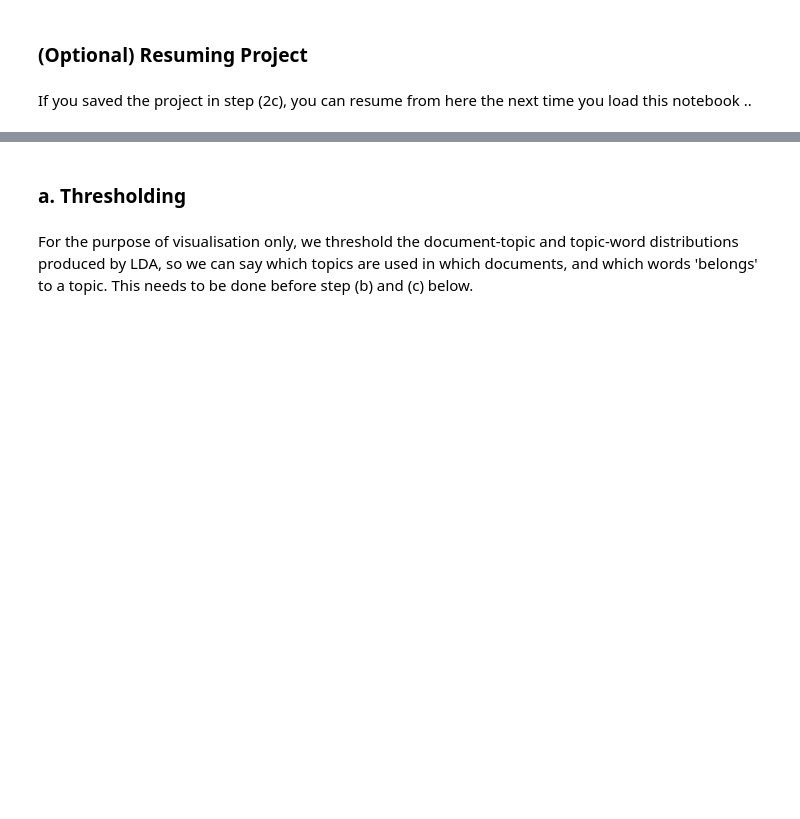
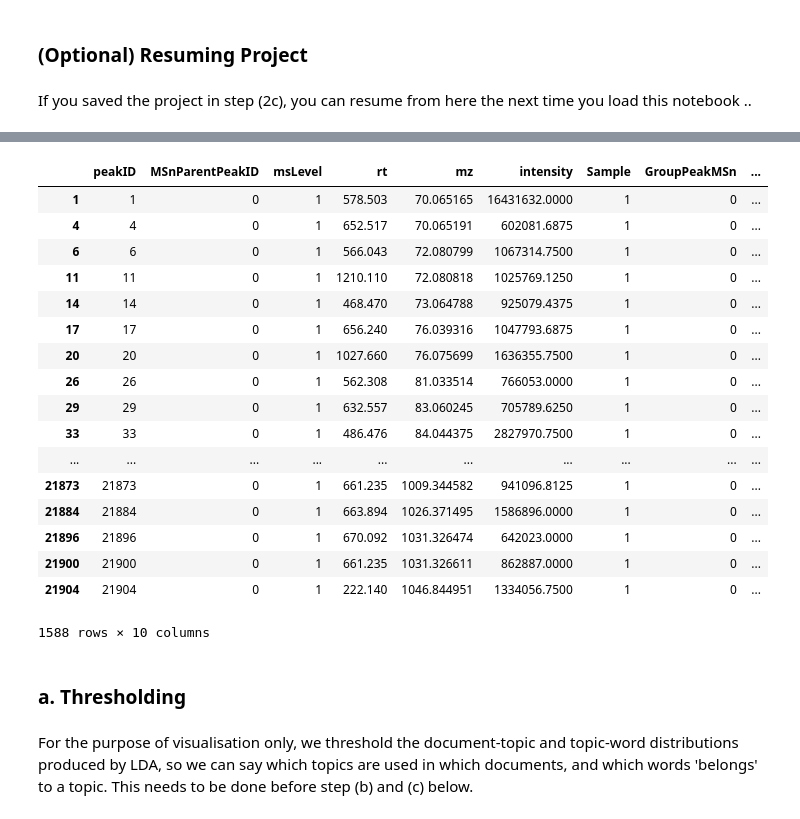
Before and after one commit to sdrogers/MS2LDA, a Jupyter notebook: notebooks/example_notebook.ipynb, the cells around one changed output, grey strips where cells are left out. Drawn from its saved outputs; the diff is of its cells as text; code cells hidden in the pictures; blank space fills up the shorter version.

```diff
--- a/notebooks/example_notebook.ipynb
+++ b/notebooks/example_notebook.ipynb
@@ -109,5 +122,24 @@ ms2lda = Ms2Lda.resume_from('results/beer3pos.project')
 # %%
-display(ms2lda.ms2)
+display(ms2lda.ms1)
+# %% [output]
+|  | peakID | MSnParentPeakID | msLevel | rt | mz | intensity | Sample | GroupPeakMSn | ... |
+| 1 | 1 | 0 | 1 | 578.503 | 70.065165 | 16431632.0000 | 1 | 0 | ... |
+| 4 | 4 | 0 | 1 | 652.517 | 70.065191 | 602081.6875 | 1 | 0 | ... |
+| 6 | 6 | 0 | 1 | 566.043 | 72.080799 | 1067314.7500 | 1 | 0 | ... |
+| 11 | 11 | 0 | 1 | 1210.110 | 72.080818 | 1025769.1250 | 1 | 0 | ... |
+| 14 | 14 | 0 | 1 | 468.470 | 73.064788 | 925079.4375 | 1 | 0 | ... |
+| 17 | 17 | 0 | 1 | 656.240 | 76.039316 | 1047793.6875 | 1 | 0 | ... |
+| 20 | 20 | 0 | 1 | 1027.660 | 76.075699 | 1636355.7500 | 1 | 0 | ... |
+| 26 | 26 | 0 | 1 | 562.308 | 81.033514 | 766053.0000 | 1 | 0 | ... |
+| 29 | 29 | 0 | 1 | 632.557 | 83.060245 | 705789.6250 | 1 | 0 | ... |
+| 33 | 33 | 0 | 1 | 486.476 | 84.044375 | 2827970.7500 | 1 | 0 | ... |
+| ... | ... | ... | ... | ... | ... | ... | ... | ... | ... |
+| 21873 | 21873 | 0 | 1 | 661.235 | 1009.344582 | 941096.8125 | 1 | 0 | ... |
+| 21884 | 21884 | 0 | 1 | 663.894 | 1026.371495 | 1586896.0000 | 1 | 0 | ... |
+| 21896 | 21896 | 0 | 1 | 670.092 | 1031.326474 | 642023.0000 | 1 | 0 | ... |
+| 21900 | 21900 | 0 | 1 | 661.235 | 1031.326611 | 862887.0000 | 1 | 0 | ... |
+| 21904 | 21904 | 0 | 1 | 222.140 | 1046.844951 | 1334056.7500 | 1 | 0 | ... |
+1588 rows × 10 columns
 # %% [markdown]
 <h3>a. Thresholding</h3>
 # %% [markdown]
```
Also changed, not shown: parts of 2 cells of this notebook, 1 other file.
